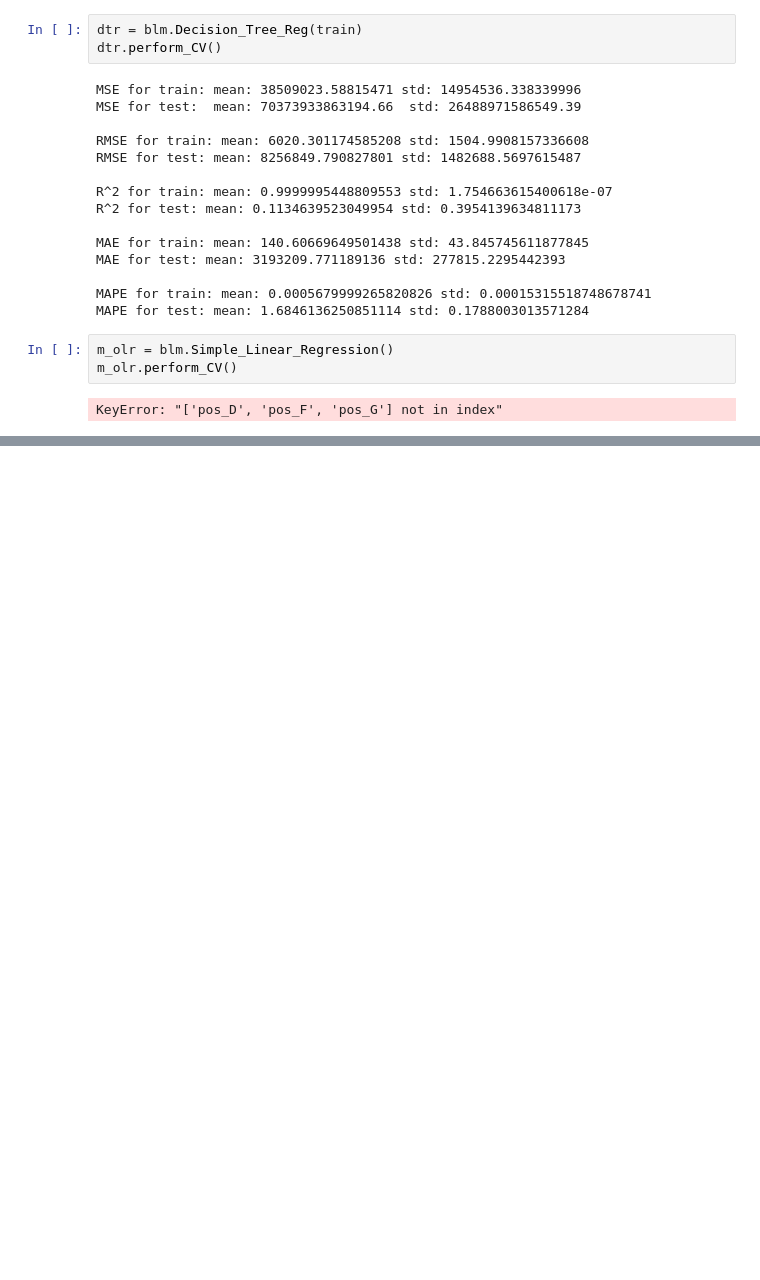
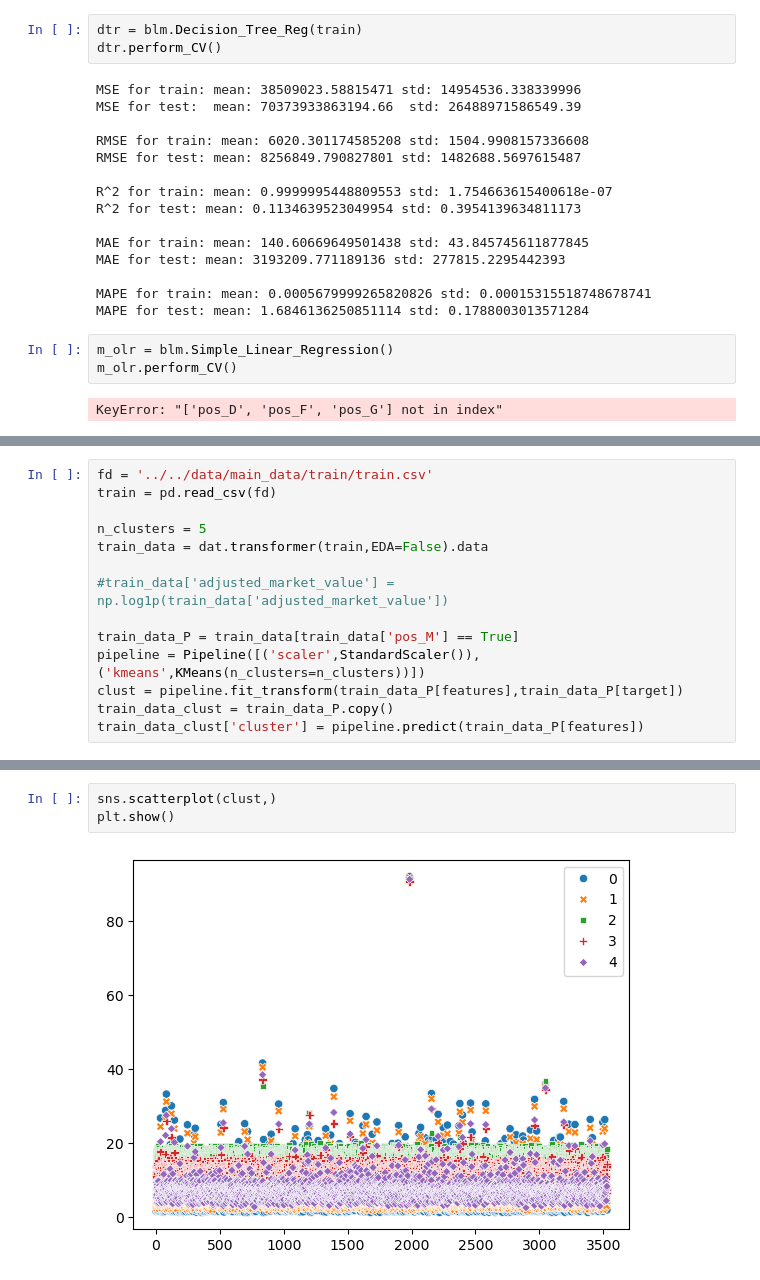
Before and after one commit to shadtome/Score-data, a Jupyter notebook: EDA/train_EDA/train_get_prediction.ipynb, the cells around one changed output, grey strips where cells are left out. Saved outputs shown, nothing was run; the diff lists cells and outputs as text; blank space fills up the shorter version.

```diff
--- a/EDA/train_EDA/train_get_prediction.ipynb
+++ b/EDA/train_EDA/train_get_prediction.ipynb
@@ -1049,0 +1072,14 @@ KeyError: "['pos_D', 'pos_F', 'pos_G'] not in index"
+# %%
+fd = '../../data/main_data/train/train.csv'
+train = pd.read_csv(fd)
+
+n_clusters = 5
+train_data = dat.transformer(train,EDA=False).data
+
+#train_data['adjusted_market_value'] = np.log1p(train_data['adjusted_market_value'])
+
+train_data_P = train_data[train_data['pos_M'] == True]
+pipeline = Pipeline([('scaler',StandardScaler()),('kmeans',KMeans(n_clusters=n_clusters))])
+clust = pipeline.fit_transform(train_data_P[features],train_data_P[target])
+train_data_clust = train_data_P.copy()
+train_data_clust['cluster'] = pipeline.predict(train_data_P[features])
@@ -1049,0 +1112,5 @@ KeyError: "['pos_D', 'pos_F', 'pos_G'] not in index"
+# %%
+sns.scatterplot(clust,)
+plt.show()
+# %% [output]
+[figure, added]
```
Also changed, not shown: parts of 9 cells of this notebook, 3 other files.
